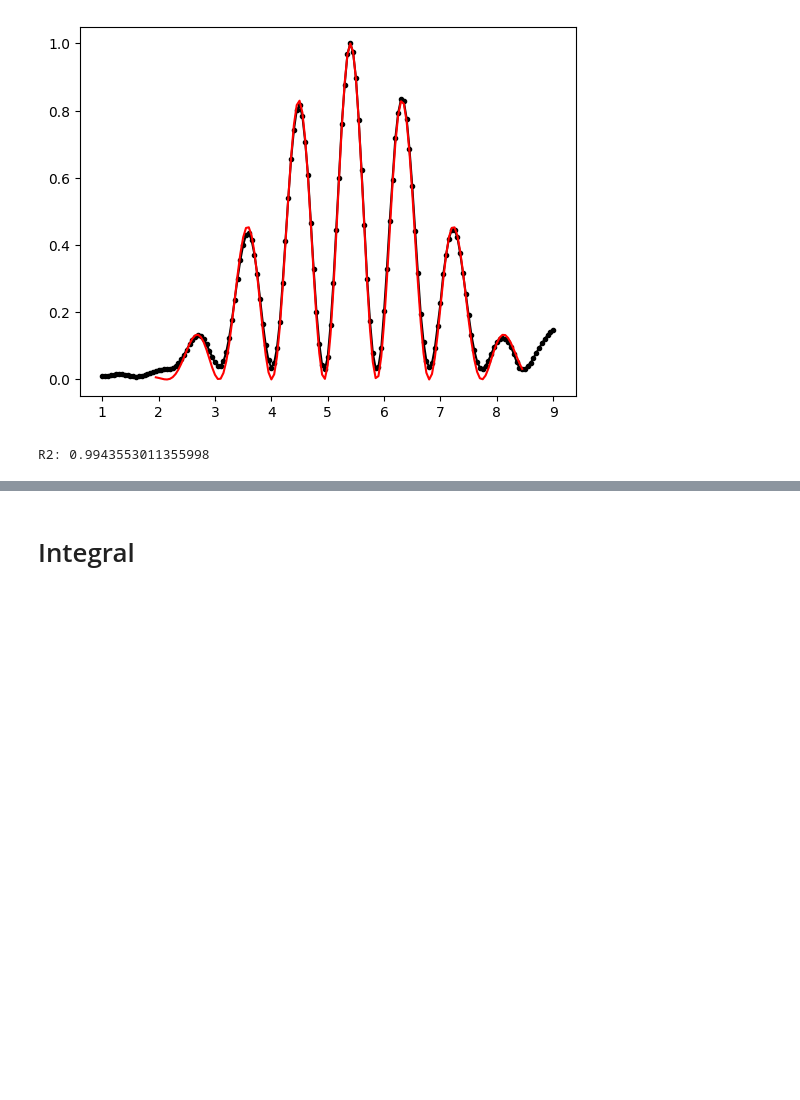
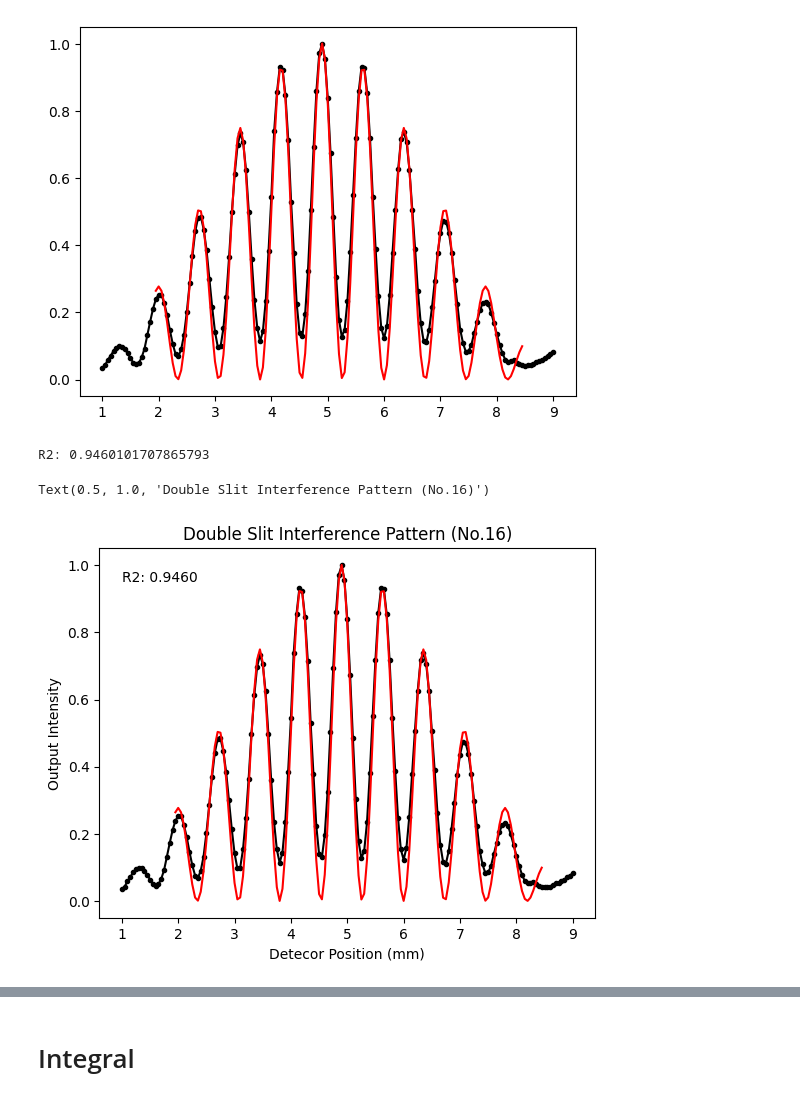
Before and after one commit to IntermidiatePhysicsExperiment/Single-Photon-Interference, a Jupyter notebook: integral_fitting.ipynb, the cells around one changed output, grey strips where cells are left out. Drawn from its saved outputs; the diff is of its cells as text; code cells hidden in the pictures; blank space fills up the shorter version.

```diff
--- a/integral_fitting.ipynb
+++ b/integral_fitting.ipynb
@@ -7,7 +7,7 @@ import pandas as pd
 import numpy as np
 from IPython.display import clear_output
 
-filename = lambda x:"/Users/rainy21/IPL1/single-photon-interference/LASER/B-1/B-1_DoubleSlit_14-2.csv"
+filename = lambda x:f"/Users/rainy21/IPL1/single-photon-interference/LASER/B-1/B-1_DoubleSlit_{str(x)}.csv"
 POSITION_COL = "detector_position(mm)"
 VOLTAGE_COL = "voltage(V)"
 MILIVOLTE_COL = "voltage(mV)"
@@ -38,17 +38,17 @@ device = th.device('cpu')
 GAP_DOUBLE_SLIT = {
   14: 356e-6,
   15: 406e-6,
-  15: 457e-6,
+  16: 457e-6,
 }
 
-pos, volt = get_data(14)
+pos, volt = get_data(16)
 pos_arg = (1.95 <= pos) & (pos <= 8.45)
-pos_range = (1.95e-3, 8.449999e-3, 131)
+pos_range = (1.95e-3, 8.449999e-3, len(pos[pos_arg]))
 # %%
-I0 = th.tensor(1, dtype=th.float64, device=device, requires_grad=False)
+I0 = th.tensor(1, dtype=th.float64, device=device, requires_grad=True)
 lamb = 650e-9
 k = th.tensor(2 * th.pi / lamb, dtype=th.float64, device=device, requires_grad=True)
-h = th.tensor(GAP_DOUBLE_SLIT[14], dtype=th.float64, device=device, requires_grad=True)
+h = th.tensor(GAP_DOUBLE_SLIT[16], dtype=th.float64, device=device, requires_grad=True)
 b = th.tensor(85e-6, dtype=th.float64, device=device, requires_grad=True)
 L = th.tensor(0.489, dtype=th.float64, device=device, requires_grad=True)
 transform = th.tensor(5e-3, dtype=th.float64, device=device, requires_grad=True)
@@ -56,18 +56,18 @@ x = th.linspace(*pos_range)
 theta = ((x-transform) / L)
 beta = 1/2 * k * b * th.sin(theta)
 gamma = 1/2 * k * h * th.sin(theta)
-eps=0
+eps=1e-10
 I = I0 * th.square(th.sin(beta) / beta) * th.square(th.cos(gamma))
 # %%
-optimizer = th.optim.Adam([transform, k, L, h, b], lr=1e-7)
-pos, volt = get_data(14)
+optimizer = th.optim.Adam([transform, k, L, h, b, I0], lr=1e-7)
+pos, volt = get_data(16)
 volt_tensor = th.tensor(volt[pos_arg], dtype=th.float64, device=device)
 for i in range(10000):
   optimizer.zero_grad()
   theta = ((x-transform) / L)
   beta = 1/2 * k * b * th.sin(theta)
   gamma = 1/2 * k * h * th.sin(theta)
-  I = I0 * th.square(th.sin(beta) / beta) * th.square(th.cos(gamma))
+  I = I0 * th.square(th.sin(beta) / (beta+eps)) * th.square(th.cos(gamma))
   loss = th.sum(th.square(I - volt_tensor))
   loss.backward()
   optimizer.step()
@@ -82,4 +82,11 @@ for i in range(10000):
 
 R2 = 1 - th.sum(th.square(volt_tensor - I)) / th.sum(th.square(volt_tensor - th.mean(volt_tensor)))
 print(f"R2: {float(R2)}")
+
+plt.plot(pos, volt, color='black', marker='o', mfc='black', mec='black', ms=3)
+plt.plot(x * 1e3, I.detach().numpy(), color='red')
+plt.text(1, 0.95, f"R2: {float(R2):.4f}")
+plt.xlabel("Detecor Position (mm)")
+plt.ylabel("Output Intensity")
+plt.title("Double Slit Interference Pattern (No.16)")
 # %% [output]
@@ -89,2 +96,4 @@ lambda: 650.0000000004719 nm
-[figure, old version]
+[figure, new version]
-R2: 0.9943553011355998
+R2: 0.9460101707865793
+Text(0.5, 1.0, 'Double Slit Interference Pattern (No.16)')
+[figure, added]
```
Also changed, not shown: parts of 19 cells of this notebook, 27 other files.
